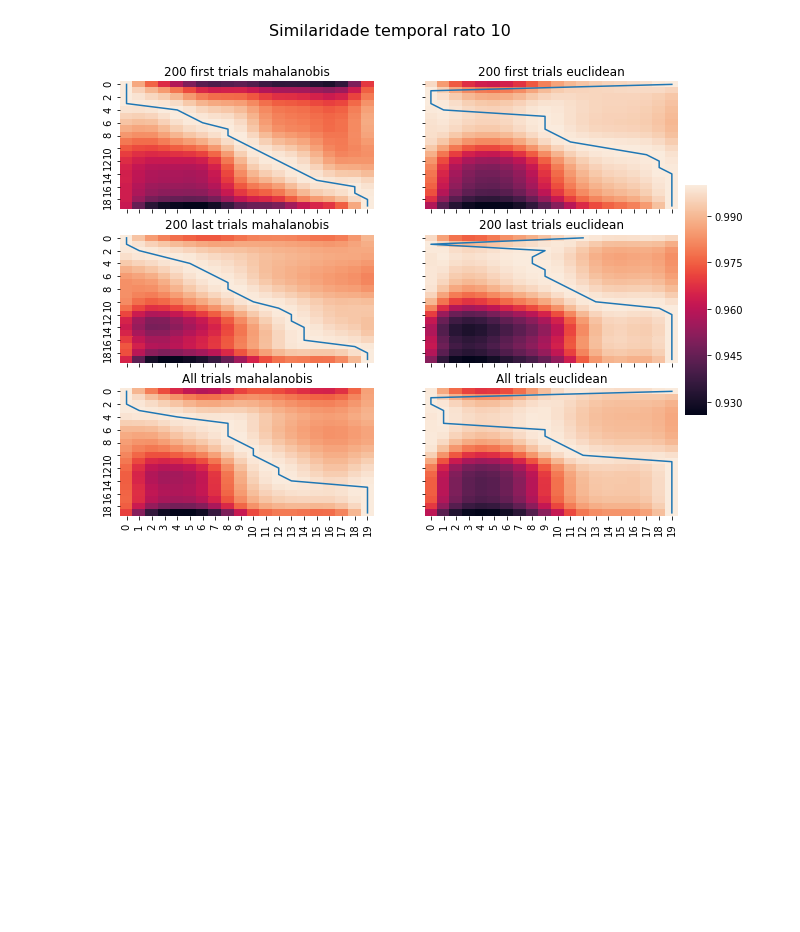
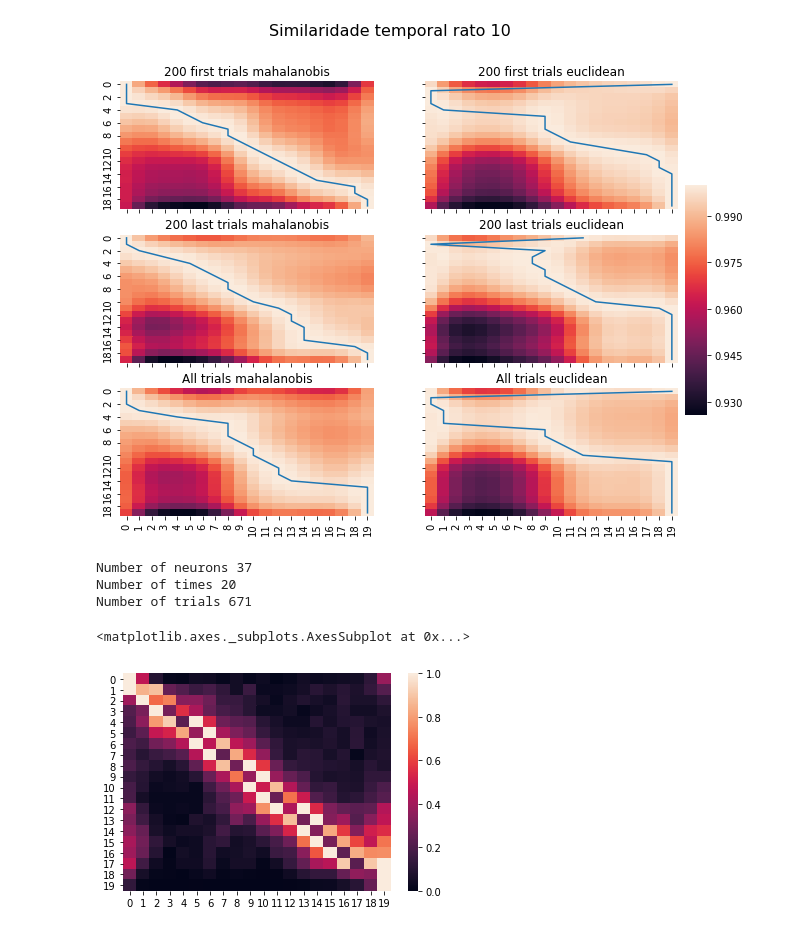
Before and after one commit to EstevaoUyra/Spikes, a Jupyter notebook: Similaridade na atividade neural 15_08.ipynb, the cells around one changed output. Drawn from its saved outputs; the diff is of its cells as text; code cells hidden in the pictures; blank space fills up the shorter version.

```diff
--- a/Similaridade na atividade neural 15_08.ipynb
+++ b/Similaridade na atividade neural 15_08.ipynb
@@ -151,0 +156,21 @@ compareSimilarities(data,'Similaridade temporal rato '+str(rat),nTrials=200)
+# %%
+rat = 8
+data = pickle.load(open('Data/50ms_r'+str(rat)+'_1300msPlus1s.pickle','rb'))
+print('Number of neurons',data.shape[0])
+print('Number of times',data.shape[1])
+print('Number of trials',data.shape[2])
+# %% [output]
+Number of neurons 37
+Number of times 20
+Number of trials 671
+# %%
+XyT = trialToXyT(data)
+# %%
+confusion = distanceGeneralization(getX(XyT), XyT['y'],method='mah')
+# %%
+import seaborn as sns
+%matplotlib inline
+sns.heatmap(normRows(confusion))
+# %% [output]
+<matplotlib.axes._subplots.AxesSubplot at 0x...>
+[figure, added]
```
Also changed, not shown: parts of 1 cell of this notebook, 14 other files.
